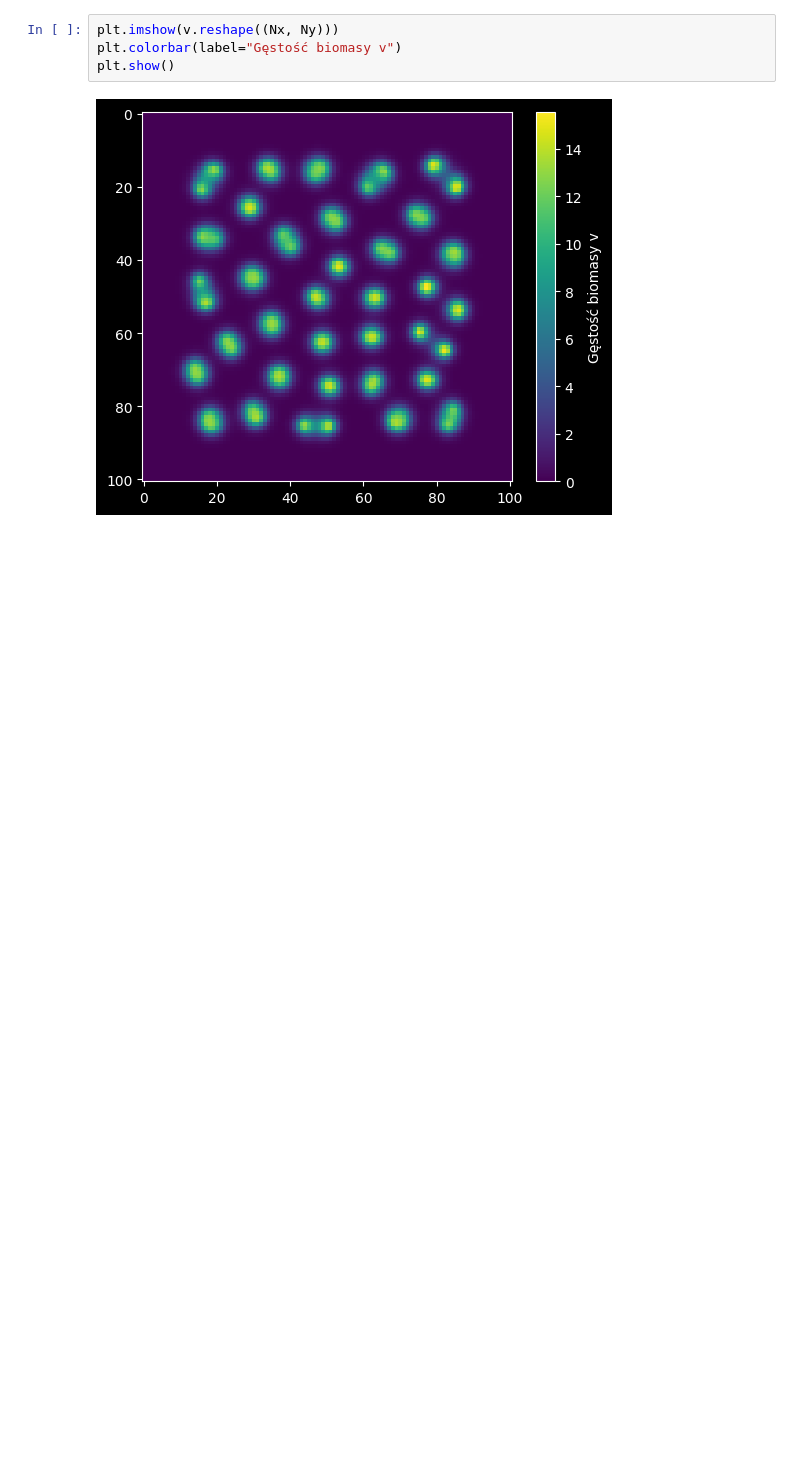
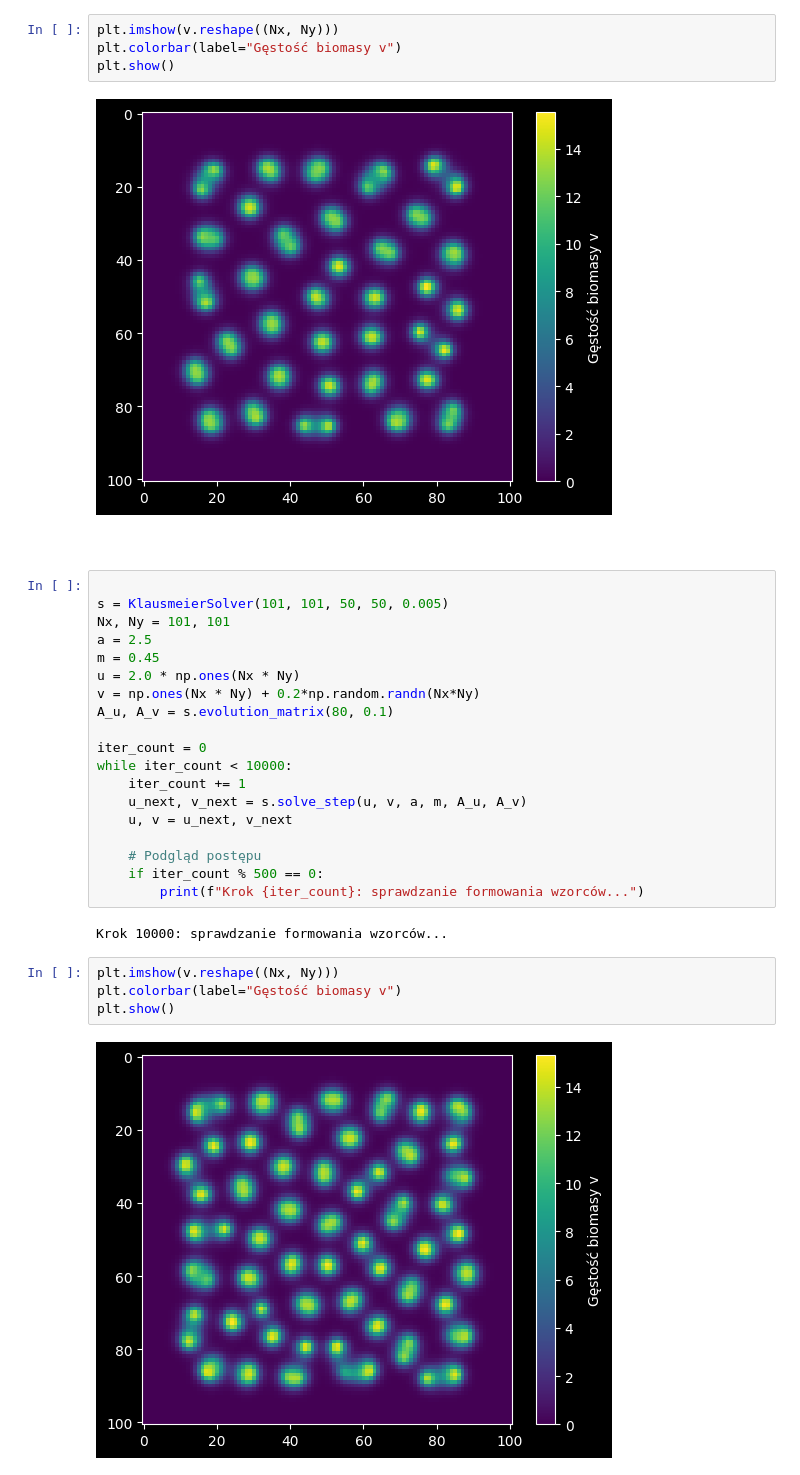
Before and after one commit to NataliaPosp/Deterministic-Modeling-Ecology-Project-2026, a Jupyter notebook: notebooks/patterns.ipynb, the cells around one changed output. Drawn from its saved outputs; the diff is of its cells as text; blank space fills up the shorter version.

```diff
--- a/notebooks/patterns.ipynb
+++ b/notebooks/patterns.ipynb
@@ -100,3 +100,32 @@ plt.colorbar(label="Gęstość biomasy v")
 plt.show()
 # %% [output]
 [figure]
+# %% [markdown]
+###
+# %%
+
+s = KlausmeierSolver(101, 101, 50, 50, 0.005)
+Nx, Ny = 101, 101
+a = 2.5
+m = 0.45
+u = 2.0 * np.ones(Nx * Ny)
+v = np.ones(Nx * Ny) + 0.2*np.random.randn(Nx*Ny)
+A_u, A_v = s.evolution_matrix(80, 0.1)
+
+iter_count = 0
+while iter_count < 10000:
+    iter_count += 1
+    u_next, v_next = s.solve_step(u, v, a, m, A_u, A_v)
+    u, v = u_next, v_next
+
+    # Podgląd postępu
+    if iter_count % 500 == 0:
+        print(f"Krok {iter_count}: sprawdzanie formowania wzorców...")
+# %% [output]
+Krok 10000: sprawdzanie formowania wzorców...
+# %%
+plt.imshow(v.reshape((Nx, Ny)))
+plt.colorbar(label="Gęstość biomasy v")
+plt.show()
+# %% [output]
+[figure, added]
```
Also changed, not shown: 4 other files.
